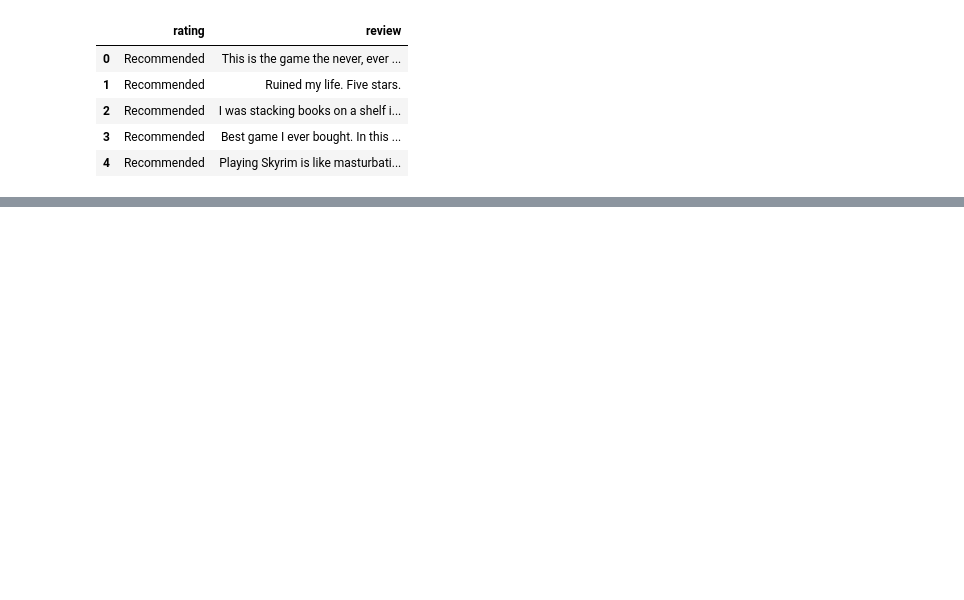
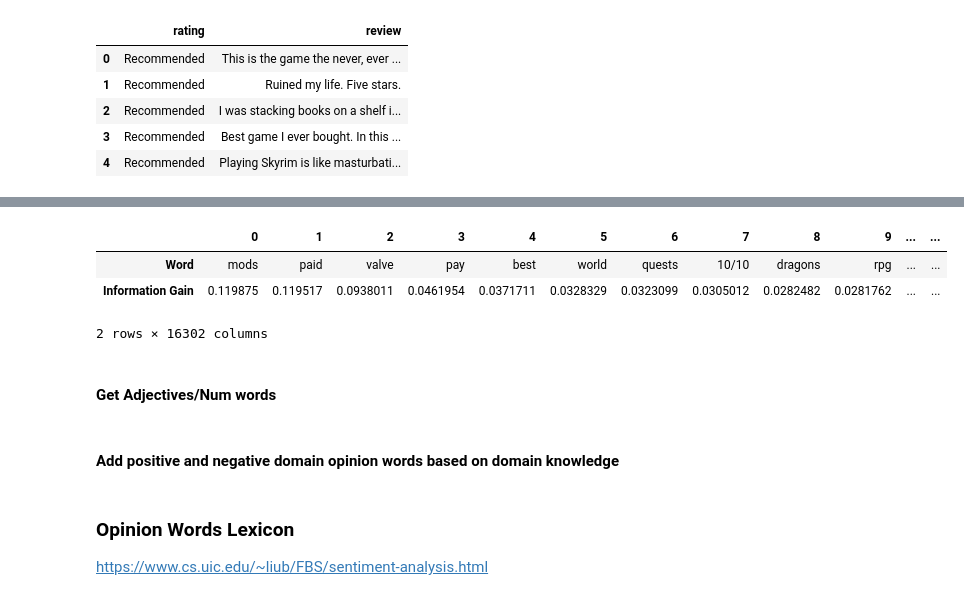
Before and after one commit to ARBraithwaite/Learning-Projects, a Jupyter notebook: NLP/Aspect Based Sentiment Analysis.ipynb, the cells around one changed output, grey strips where cells are left out. Cells and saved outputs as stored; diff of their text form; code cells hidden in the pictures; blank space fills up the shorter version.

```diff
--- a/NLP/Aspect Based Sentiment Analysis.ipynb
+++ b/NLP/Aspect Based Sentiment Analysis.ipynb
@@ -52,0 +51,3 @@ nlp.add_pipe(custom_sentencizer, before="parser")
+# %%
+norm_data = normalise_text(data['review'], All=False, expand_contraction= True,\
+                           remove_special_character=True, remove_digit=False, remove_white_spaces=True)
@@ -52,0 +63,28 @@ nlp.add_pipe(custom_sentencizer, before="parser")
+# %%
+from sklearn.feature_extraction.text import CountVectorizer
+
+vectorizer = CountVectorizer(tokenizer=tokenize, stop_words=spacy_stopwords, lowercase=True)
+
+word_vec = vectorizer.fit_transform(norm_data)
+# %%
+vocab = vectorizer.get_feature_names()
+word_data = pd.DataFrame(word_vec.toarray(), columns = vocab)
+# %%
+from sklearn.feature_selection import mutual_info_classif
+
+word_IG = dict(zip(vocab,
+               mutual_info_classif(word_data, data['rating'],
+                                   discrete_features=True,
+                                   random_state=RANDOM_STATE
+                                  )
+               ))
+# %%
+IG_data = pd.DataFrame(sorted(word_IG.items(), key=lambda x: x[1], reverse=True), columns=['Word','Information Gain'])
+IG_data.T
+# %% [output]
+|  | 0 | 1 | 2 | 3 | 4 | 5 | 6 | 7 | 8 | 9 | ... | ... |
+| Word | mods | paid | valve | pay | best | world | quests | 10/10 | dragons | rpg | ... | ... |
+| Information Gain | 0.119875 | 0.119517 | 0.0938011 | 0.0461954 | 0.0371711 | 0.0328329 | 0.0323099 | 0.0305012 | 0.0282482 | 0.0281762 | ... | ... |
+2 rows × 16302 columns
+# %% [markdown]
+#### Get Adjectives/Num words
@@ -52,0 +93,2 @@ nlp.add_pipe(custom_sentencizer, before="parser")
+# %% [markdown]
+#### Add positive and negative domain opinion words based on domain knowledge
@@ -52,0 +98,4 @@ nlp.add_pipe(custom_sentencizer, before="parser")
+# %% [markdown]
+### Opinion Words Lexicon
+
+https://www.cs.uic.edu/~liub/FBS/sentiment-analysis.html
```
Also changed, not shown: parts of 23 cells of this notebook.
